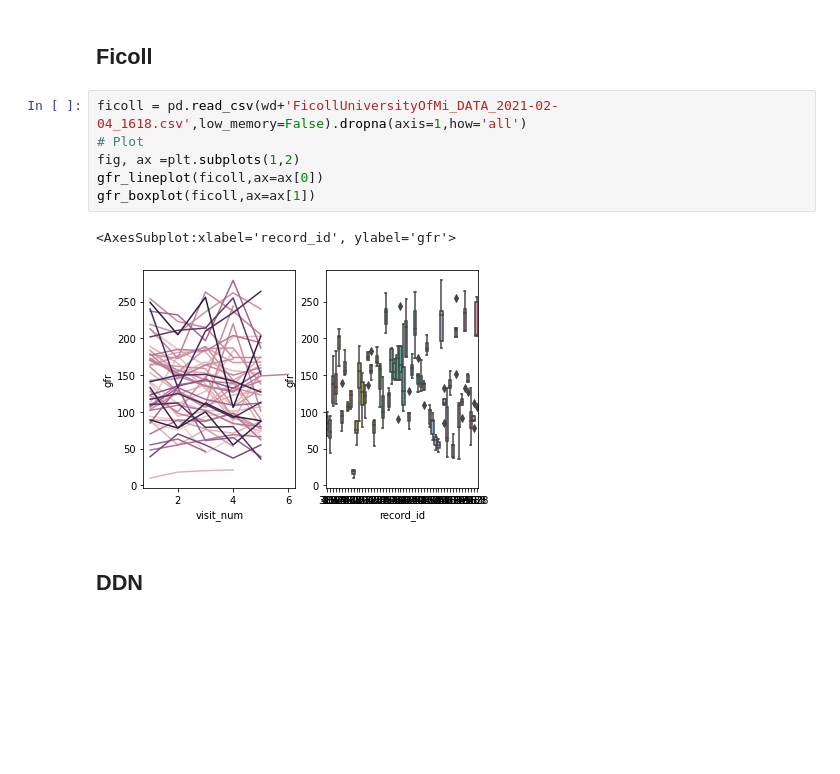
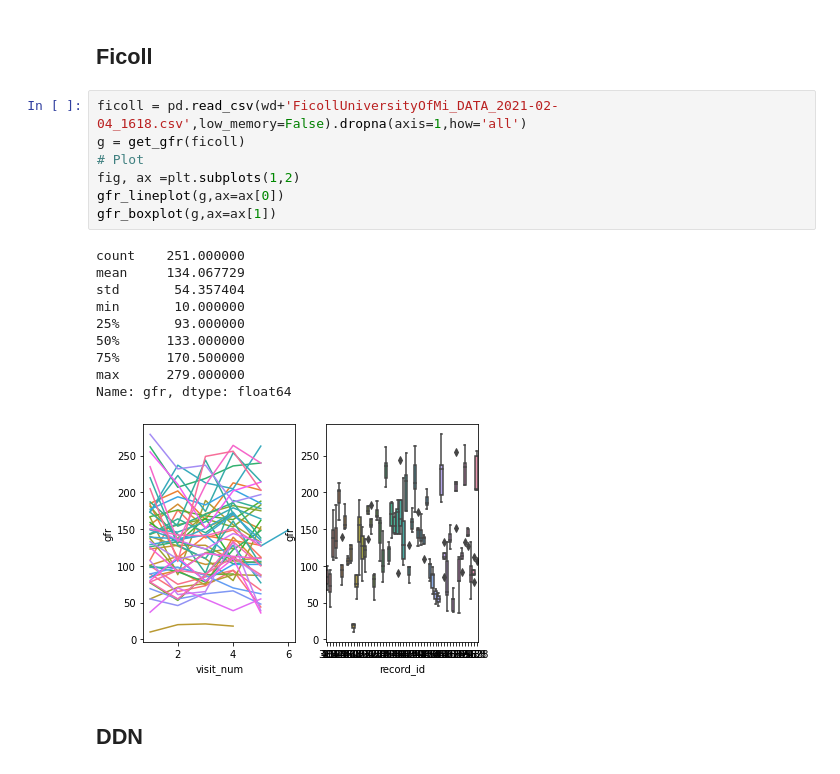
Before and after one commit to netiony/CHCO-Code, a Jupyter notebook: Petter Bjornstad/Pima/master_data/tim_merge/tim_merge.ipynb, the cells around one changed output. Drawn from its saved outputs; the diff is of its cells as text; blank space fills up the shorter version.

```diff
--- a/Petter Bjornstad/Pima/master_data/tim_merge/tim_merge.ipynb
+++ b/Petter Bjornstad/Pima/master_data/tim_merge/tim_merge.ipynb
@@ -68,13 +82,22 @@ gfr_boxplot(g,ax=ax[1])
 ## Ficoll
 # %%
 ficoll = pd.read_csv(wd+'FicollUniversityOfMi_DATA_2021-02-04_1618.csv',low_memory=False).dropna(axis=1,how='all')
+g = get_gfr(ficoll)
 # Plot
 fig, ax =plt.subplots(1,2)
-gfr_lineplot(ficoll,ax=ax[0])
-gfr_boxplot(ficoll,ax=ax[1])
+gfr_lineplot(g,ax=ax[0])
+gfr_boxplot(g,ax=ax[1])
 # %% [output]
-<AxesSubplot:xlabel='record_id', ylabel='gfr'>
+count    251.000000
+mean     134.067729
+std       54.357404
+min       10.000000
+25%       93.000000
+50%      133.000000
+75%      170.500000
+max      279.000000
+Name: gfr, dtype: float64
-[figure, old version]
+[figure, new version]
 # %% [markdown]
 ## DDN
 # %%
```
Also changed, not shown: parts of 2 cells of this notebook.
